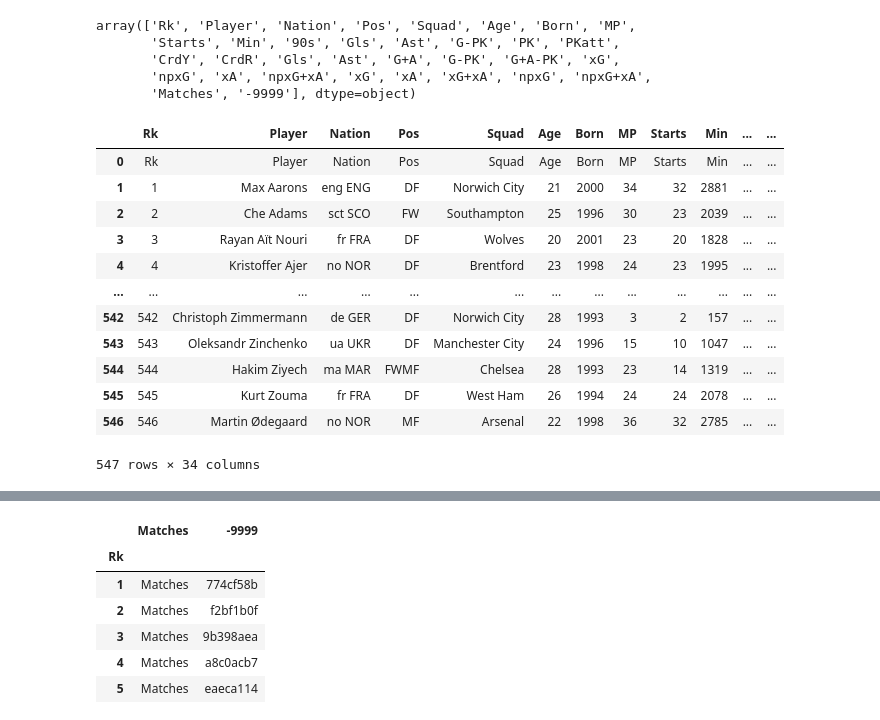
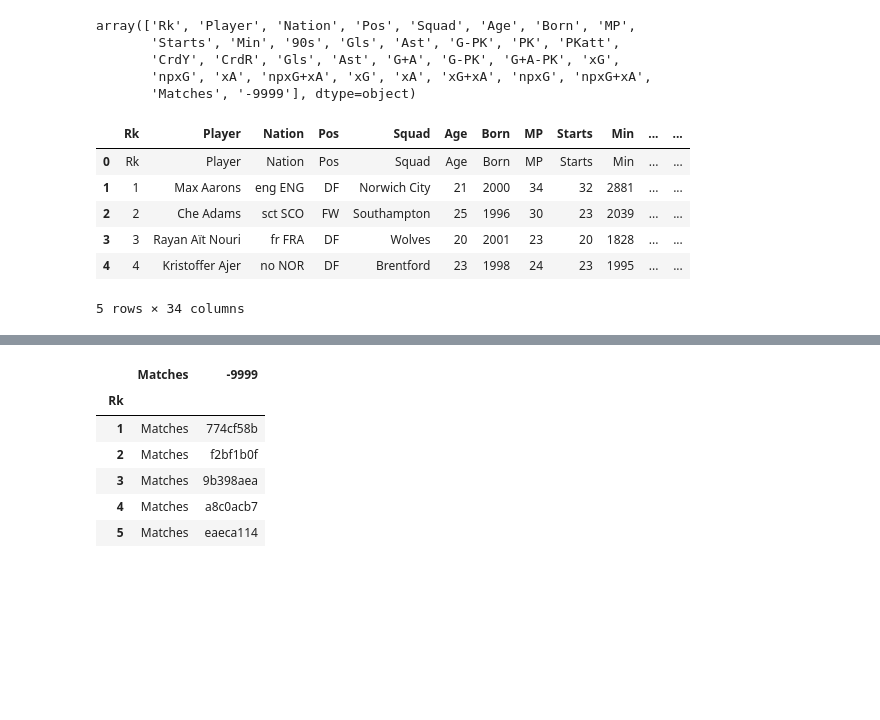
Before and after one commit to htuteja04/EDA, a Jupyter notebook: Notebooks/PL.ipynb, the cells around one changed output, grey strips where cells are left out. Cells and saved outputs as stored; diff of their text form; code cells hidden in the pictures; blank space fills up the shorter version.

```diff
--- a/Notebooks/PL.ipynb
+++ b/Notebooks/PL.ipynb
@@ -32,21 +28,15 @@ array(['Rk', 'Player', 'Nation', 'Pos', 'Squad', 'Age', 'Born', 'MP',
 # %%
 players.columns = players.iloc[0].values
 # %%
-players
+players.head()
 # %% [output]
 |  | Rk | Player | Nation | Pos | Squad | Age | Born | MP | Starts | Min | ... | ... |
 | 0 | Rk | Player | Nation | Pos | Squad | Age | Born | MP | Starts | Min | ... | ... |
 | 1 | 1 | Max Aarons | eng ENG | DF | Norwich City | 21 | 2000 | 34 | 32 | 2881 | ... | ... |
 | 2 | 2 | Che Adams | sct SCO | FW | Southampton | 25 | 1996 | 30 | 23 | 2039 | ... | ... |
 | 3 | 3 | Rayan Aït Nouri | fr FRA | DF | Wolves | 20 | 2001 | 23 | 20 | 1828 | ... | ... |
 | 4 | 4 | Kristoffer Ajer | no NOR | DF | Brentford | 23 | 1998 | 24 | 23 | 1995 | ... | ... |
-| ... | ... | ... | ... | ... | ... | ... | ... | ... | ... | ... | ... | ... |
-| 542 | 542 | Christoph Zimmermann | de GER | DF | Norwich City | 28 | 1993 | 3 | 2 | 157 | ... | ... |
-| 543 | 543 | Oleksandr Zinchenko | ua UKR | DF | Manchester City | 24 | 1996 | 15 | 10 | 1047 | ... | ... |
-| 544 | 544 | Hakim Ziyech | ma MAR | FWMF | Chelsea | 28 | 1993 | 23 | 14 | 1319 | ... | ... |
-| 545 | 545 | Kurt Zouma | fr FRA | DF | West Ham | 26 | 1994 | 24 | 24 | 2078 | ... | ... |
-| 546 | 546 | Martin Ødegaard | no NOR | MF | Arsenal | 22 | 1998 | 36 | 32 | 2785 | ... | ... |
-547 rows × 34 columns
+5 rows × 34 columns
 # %%
 players = players.iloc[1:]
 # %%
```
Also changed, not shown: parts of 13 cells of this notebook.
